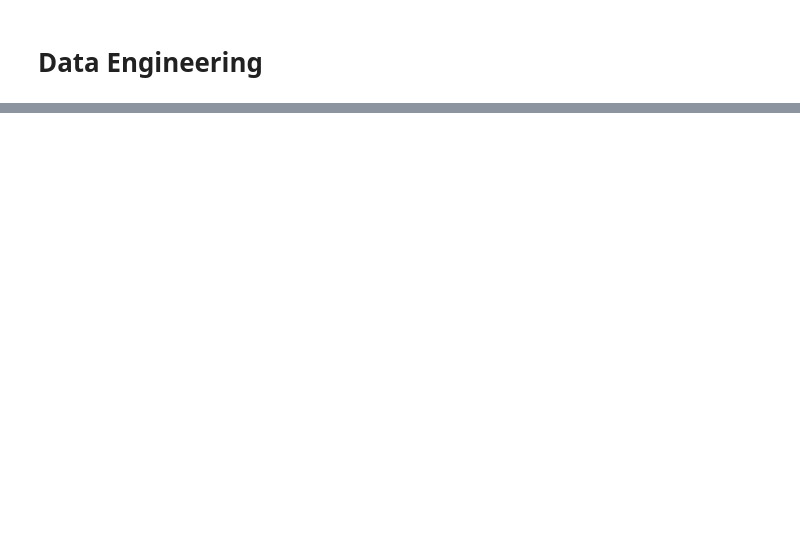
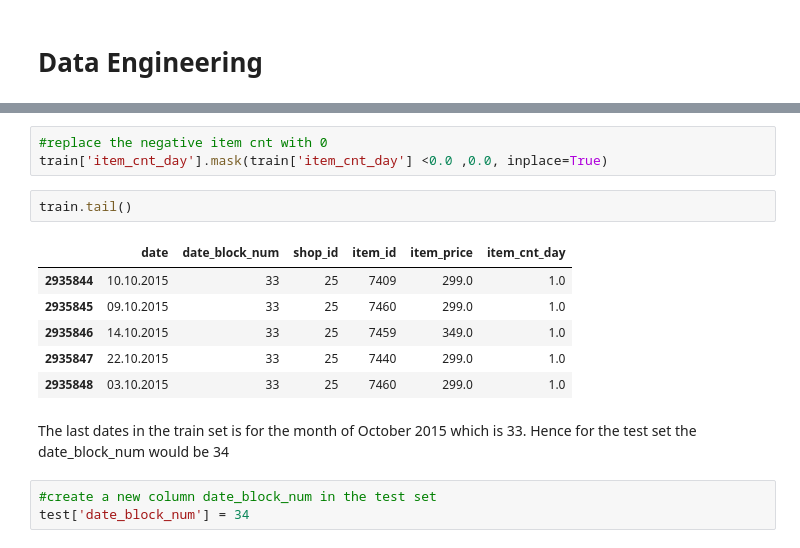
Before and after one commit to thembani47/predict-future-sales, a Jupyter notebook: Notebook/future-sales-predict-notebook.ipynb, the cells around one changed output, grey strips where cells are left out. Cells and saved outputs as stored; diff of their text form; blank space fills up the shorter version.

```diff
--- a/Notebook/future-sales-predict-notebook.ipynb
+++ b/Notebook/future-sales-predict-notebook.ipynb
@@ -241,0 +223,17 @@ results_df
+# %%
+#replace the negative item cnt with 0
+train['item_cnt_day'].mask(train['item_cnt_day'] <0.0 ,0.0, inplace=True)
+# %%
+train.tail()
+# %% [output]
+|  | date | date_block_num | shop_id | item_id | item_price | item_cnt_day |
+| 2935844 | 10.10.2015 | 33 | 25 | 7409 | 299.0 | 1.0 |
+| 2935845 | 09.10.2015 | 33 | 25 | 7460 | 299.0 | 1.0 |
+| 2935846 | 14.10.2015 | 33 | 25 | 7459 | 349.0 | 1.0 |
+| 2935847 | 22.10.2015 | 33 | 25 | 7440 | 299.0 | 1.0 |
+| 2935848 | 03.10.2015 | 33 | 25 | 7460 | 299.0 | 1.0 |
+# %% [markdown]
+The last dates in the train set is for the month of October 2015 which is 33. Hence for the test set the date_block_num would be 34
+# %%
+#create a new column date_block_num in the test set
+test['date_block_num'] = 34
```
Also changed, not shown: parts of 33 cells of this notebook.
